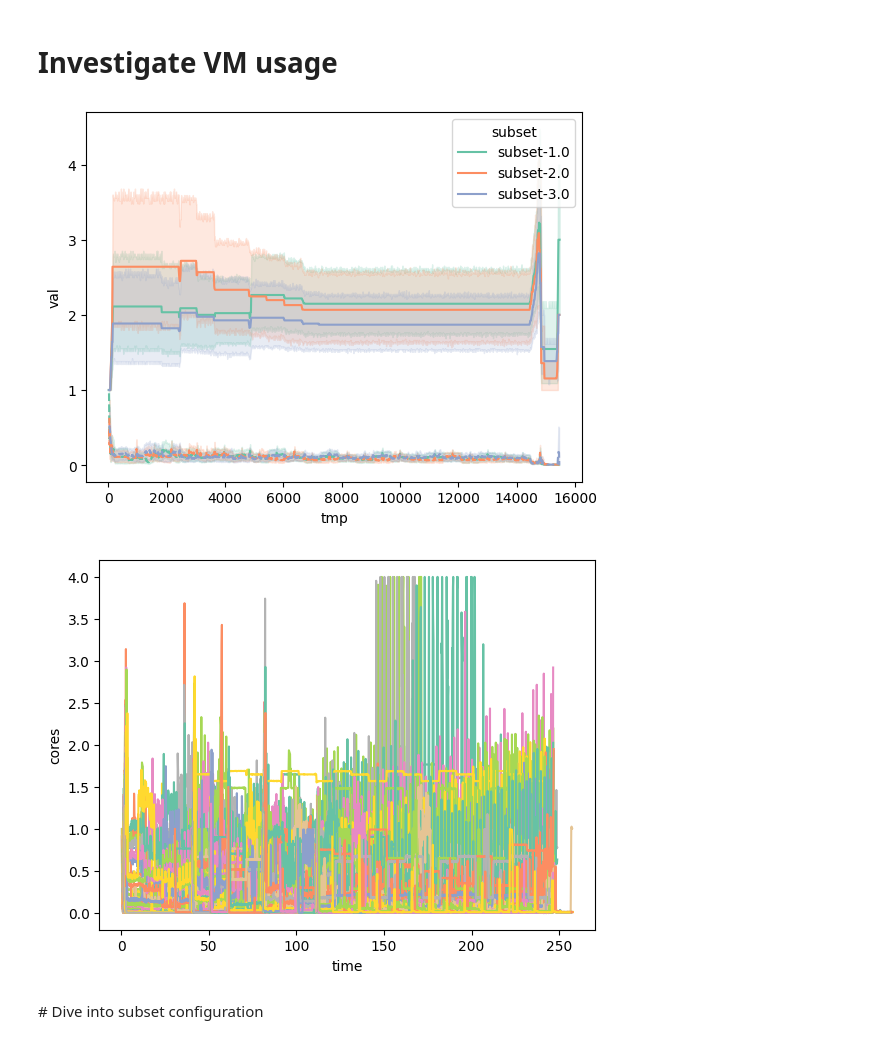
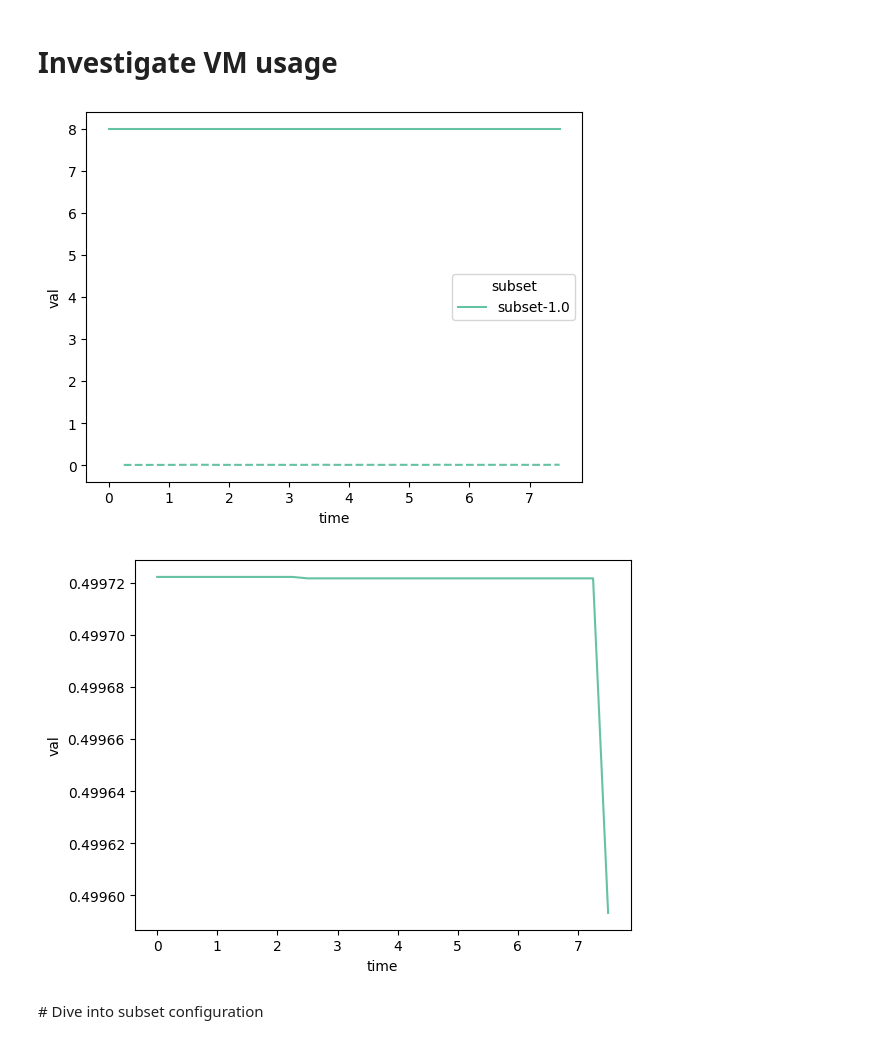
Before and after one commit to jacquetpi/VMSlack, a Jupyter notebook: investigation.ipynb, the cells around one changed output. Cells and saved outputs as stored; diff of their text form; code cells hidden in the pictures.

```diff
--- a/investigation.ipynb
+++ b/investigation.ipynb
@@ -5,7 +5,7 @@ import numpy as np
 import matplotlib.pyplot as plt
 import seaborn as sns
 # %%
-dataset = pd.read_csv('debug/monitoring.csv', sep='\t')
+dataset = pd.read_csv('results/monitoring.csv', sep='\t')
 keys_as_float = ['tmp', 'val', 'config', 'sb_oc', 'sb_unused']
 for key in keys_as_float: dataset[key] = dataset[key].apply(lambda x : None if x == 'None' else float(x))
 dataset['time'] = dataset['tmp'] / 60
@@ -52,7 +58,7 @@ g_config = sns.lineplot(data=subsets_cpu, x='time', y='config', hue='subset', pa
 # %%
 vm = dataset.loc[dataset['rec'] == 'vm']
 vm_cpu = vm.loc[vm['res'] == 'cpu']
-vm_mem = vm.loc[vm['rec'] == 'mem']
+vm_mem = vm.loc[vm['res'] == 'mem']
 # %%
 # Convert percent to CPU cores
 pd.options.mode.chained_assignment = None  # default='warn'
@@ -63,13 +69,13 @@ palette = sns.color_palette("Set2", vm_cpu['subset'].nunique())
 g_val = sns.lineplot(data=vm_cpu, x='time', y='val', hue='subset', linestyle ='--', palette=palette, legend=False)
 g_config = sns.lineplot(data=vm_cpu, x='time', y='config', hue='subset', palette=palette)
 # %% [output]
-[figure, old version]
+[figure, new version]
 # %%
 palette = sns.color_palette("Set2", vm_cpu['vm_uuid'].nunique())
 
-g_val = sns.lineplot(data=vm_cpu, x='time', y='cores', hue='vm_uuid', palette=palette, legend=False)
+g_val = sns.lineplot(data=vm_mem, x='time', y='val', hue='vm_uuid', palette=palette, legend=False)
 # %% [output]
-[figure, old version]
+[figure, new version]
 # %% [markdown]
 # Dive into subset configuration
 # %%
```
Also changed, not shown: parts of 5 cells of this notebook, 2 other files.
